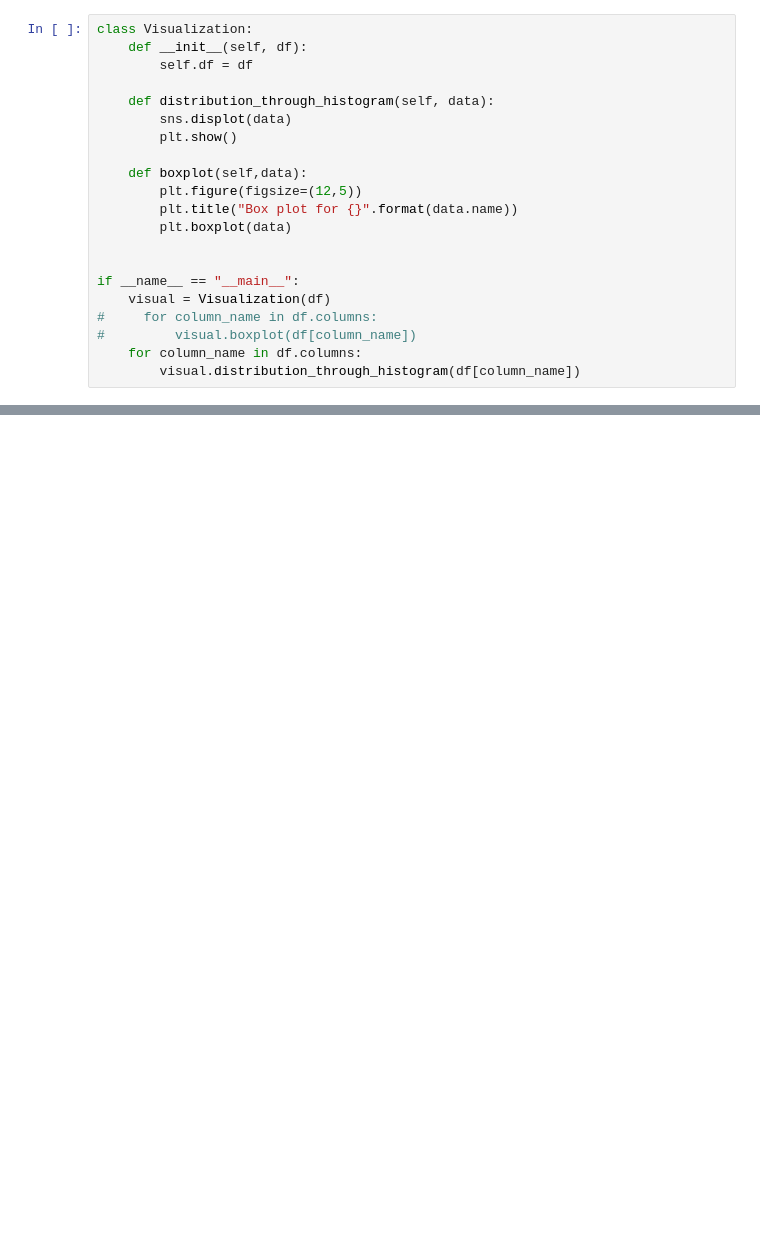
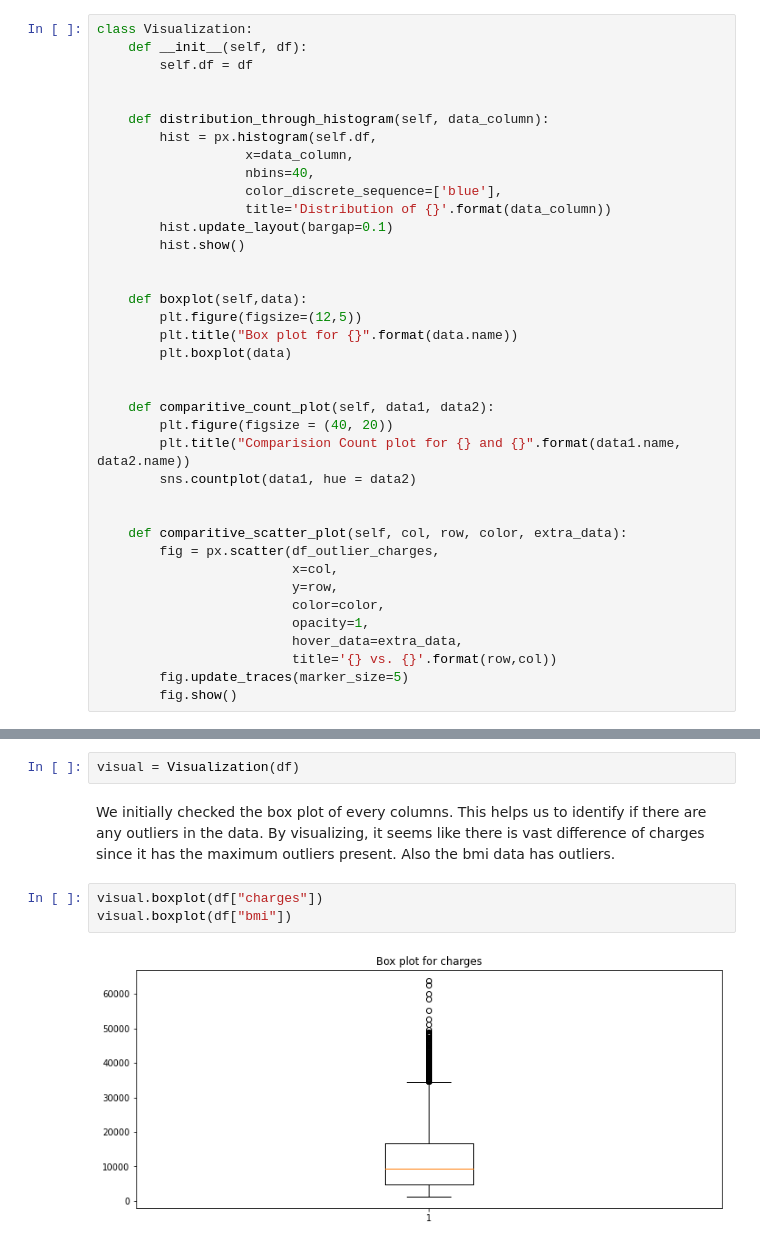
Before and after one commit to amunamun07/lf_minor_project_3, a Jupyter notebook: src/non_time_series.ipynb, the cells around one changed output, grey strips where cells are left out. Saved outputs shown, nothing was run; the diff lists cells and outputs as text; blank space fills up the shorter version.

```diff
--- a/src/non_time_series.ipynb
+++ b/src/non_time_series.ipynb
@@ -89,9 +73,16 @@ class Visualization:
     def __init__(self, df):
         self.df = df
 
-    def distribution_through_histogram(self, data):
-        sns.displot(data)
-        plt.show()
+
+    def distribution_through_histogram(self, data_column):
+        hist = px.histogram(self.df,
+                   x=data_column,
+                   nbins=40,
+                   color_discrete_sequence=['blue'],
+                   title='Distribution of {}'.format(data_column))
+        hist.update_layout(bargap=0.1)
+        hist.show()
+
 
     def boxplot(self,data):
         plt.figure(figsize=(12,5))
@@ -99,9 +90,19 @@ class Visualization:
         plt.boxplot(data)
 
 
-if __name__ == "__main__":
-    visual = Visualization(df)
-#     for column_name in df.columns:
-#         visual.boxplot(df[column_name])
-    for column_name in df.columns:
-        visual.distribution_through_histogram(df[column_name])
+    def comparitive_count_plot(self, data1, data2):
+        plt.figure(figsize = (40, 20))
+        plt.title("Comparision Count plot for {} and {}".format(data1.name, data2.name))
+        sns.countplot(data1, hue = data2)
+
+
+    def comparitive_scatter_plot(self, col, row, color, extra_data):
+        fig = px.scatter(df_outlier_charges,
+                         x=col,
+                         y=row,
+                         color=color,
+                         opacity=1,
+                         hover_data=extra_data,
+                         title='{} vs. {}'.format(row,col))
+        fig.update_traces(marker_size=5)
+        fig.show()
@@ -142,0 +239,9 @@ pandas_profile.create_profile()
+# %%
+visual = Visualization(df)
+# %% [markdown]
+We initially checked the box plot of every columns. This helps us to identify if there are any outliers in the data. By visualizing, it seems like there is vast difference of charges since it has the maximum outliers present. Also the bmi data has outliers.
+# %%
+visual.boxplot(df["charges"])
+visual.boxplot(df["bmi"])
+# %% [output]
+[figure, added]
```
Also changed, not shown: parts of 39 cells of this notebook.
